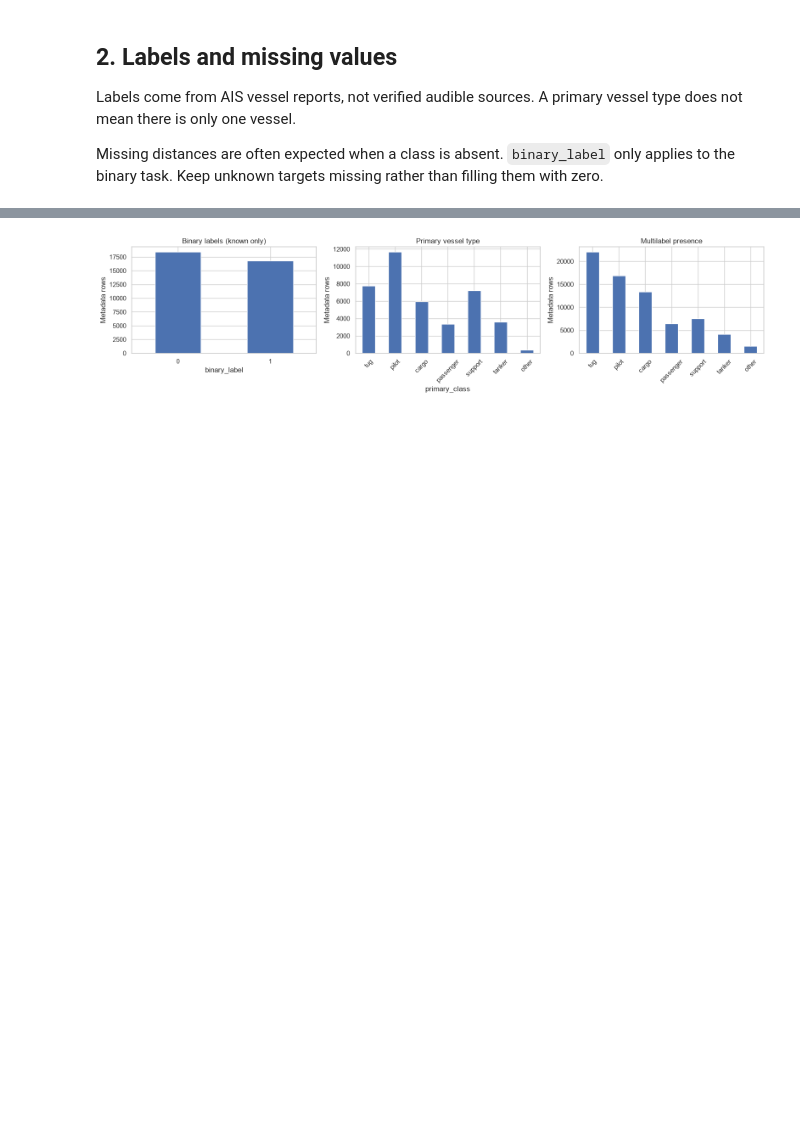
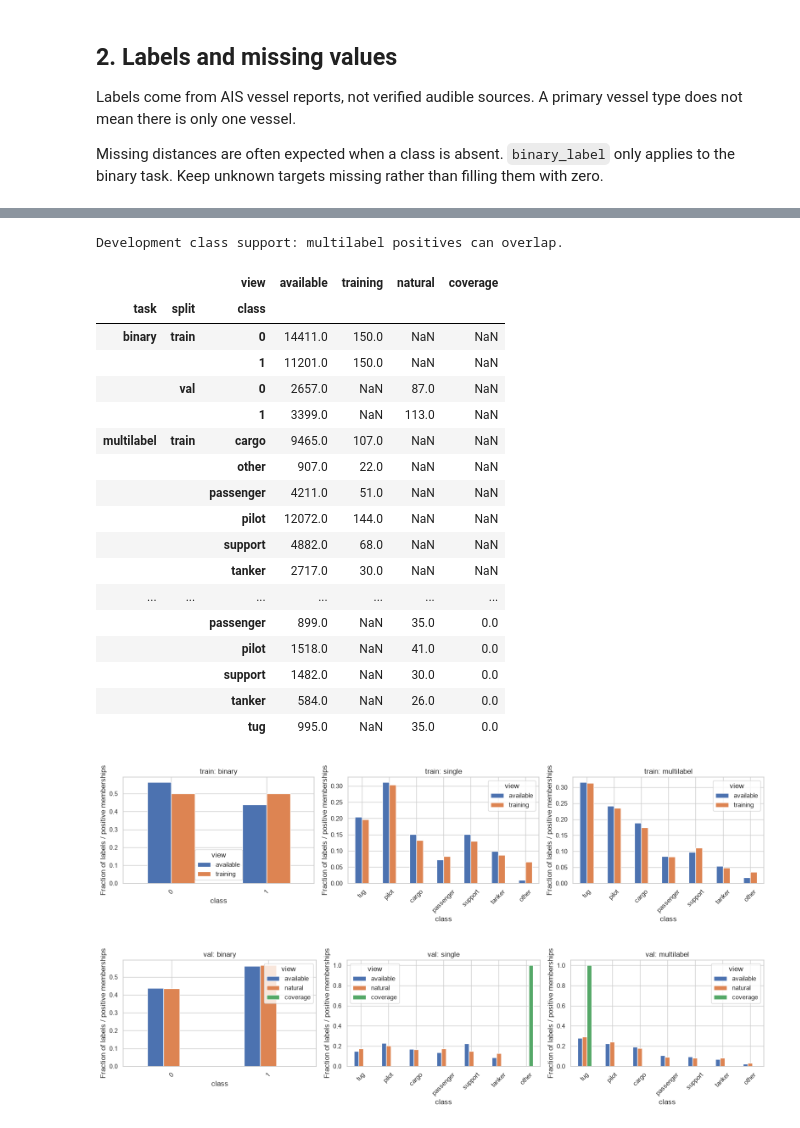
Before and after one commit to vowalsh/jhu-machine-learning-group-research-project, a Jupyter notebook: eda/eda.ipynb, the cells around one changed output, grey strips where cells are left out. Drawn from its saved outputs; the diff is of its cells as text; code cells hidden in the pictures; blank space fills up the shorter version.

```diff
--- a/eda/eda.ipynb
+++ b/eda/eda.ipynb
@@ -90,19 +159,67 @@ Single-target rows with multiple vessels: 16.3%
 # %%
-# Binary counts use observed labels. Multilabel counts can overlap.
-binary_counts = binary['binary_label'].value_counts().reindex([0, 1], fill_value=0)
-primary_counts = single['primary_class'].value_counts().reindex(classes, fill_value=0)
-presence_counts = multilabel[classes].eq(1).sum()
+# Available pools and selected views stay separate, especially natural vs coverage.
+available = eligible.assign(split=eligible['temporal_split'], view='available')
+comparison = pd.concat([available, selected], ignore_index=True)
+view_order = ['available', 'training', 'natural', 'coverage']
+class_rows = []
+for (task, split, view), group in comparison.groupby(['task', 'split', 'view']):
+    if task == 'binary':
+        counts = group['binary_label'].value_counts().reindex([0, 1], fill_value=0)
+    elif task == 'single':
+        counts = group['primary_class'].value_counts().reindex(classes, fill_value=0)
+    else:
+        counts = group[classes].eq(1).sum()
+    for label, count in counts.items():
+        class_rows.append({
+            'task': task, 'split': split, 'view': view, 'class': str(label), 'rows': count,
+        })
+class_counts = pd.DataFrame(class_rows)
+print('Development class support: multilabel positives can overlap.')
+class_table = class_counts.pivot(
+    index=['task', 'split', 'class'], columns='view', values='rows',
+)
+display(class_table.reindex(columns=view_order))
 
-fig, axes = plt.subplots(1, 3, figsize=(16, 4))
-binary_counts.plot.bar(ax=axes[0], rot=0, title='Binary labels (known only)')
-primary_counts.plot.bar(ax=axes[1], rot=45, title='Primary vessel type')
-presence_counts.plot.bar(ax=axes[2], rot=45, title='Multilabel presence')
-for ax in axes:
-    ax.set_ylabel('Metadata rows')
-fig.tight_layout()
-plt.show()
+# Separate panels keep enriched and natural validation distributions distinct.
+for split in development_splits:
+    split_views = ['available', 'training']
+    if split == 'val':
+        split_views = ['available', 'natural', 'coverage']
+    fig, axes = plt.subplots(1, 3, figsize=(16, 4))
+    for ax, task in zip(axes, ['binary', 'single', 'multilabel']):
+        counts = class_counts.loc[
+            class_counts['task'].eq(task) & class_counts['split'].eq(split)
+        ]
+        counts = counts.pivot(index='class', columns='view', values='rows')
+        labels = ['0', '1'] if task == 'binary' else classes
+        counts = counts.reindex(index=labels, columns=split_views)
+        proportions = counts.div(counts.sum(axis=0).replace(0, np.nan), axis=1)
+        proportions.plot.bar(ax=ax, rot=45, title=f'{split}: {task}')
+        ax.set_ylabel('Fraction of labels / positive memberships')
+    fig.tight_layout()
+    plt.show()
 # %% [output]
+Development class support: multilabel positives can overlap.
+|  |  | view | available | training | natural | coverage |
+| task | split | class |  |  |  |  |
+| binary | train | 0 | 14411.0 | 150.0 | NaN | NaN |
+|  |  | 1 | 11201.0 | 150.0 | NaN | NaN |
+|  | val | 0 | 2657.0 | NaN | 87.0 | NaN |
+|  |  | 1 | 3399.0 | NaN | 113.0 | NaN |
+| multilabel | train | cargo | 9465.0 | 107.0 | NaN | NaN |
+|  |  | other | 907.0 | 22.0 | NaN | NaN |
+|  |  | passenger | 4211.0 | 51.0 | NaN | NaN |
+|  |  | pilot | 12072.0 | 144.0 | NaN | NaN |
+|  |  | support | 4882.0 | 68.0 | NaN | NaN |
+|  |  | tanker | 2717.0 | 30.0 | NaN | NaN |
+| ... | ... | ... | ... | ... | ... | ... |
+|  |  | passenger | 899.0 | NaN | 35.0 | 0.0 |
+|  |  | pilot | 1518.0 | NaN | 41.0 | 0.0 |
+|  |  | support | 1482.0 | NaN | 30.0 | 0.0 |
+|  |  | tanker | 584.0 | NaN | 26.0 | 0.0 |
+|  |  | tug | 995.0 | NaN | 35.0 | 0.0 |
-[figure, old version]
+[figure, new version]
+[figure, added]
 # %% [markdown]
 ## 3. Splits and shared recordings
 
```
Also changed, not shown: parts of 8 cells of this notebook, 2 other files.
